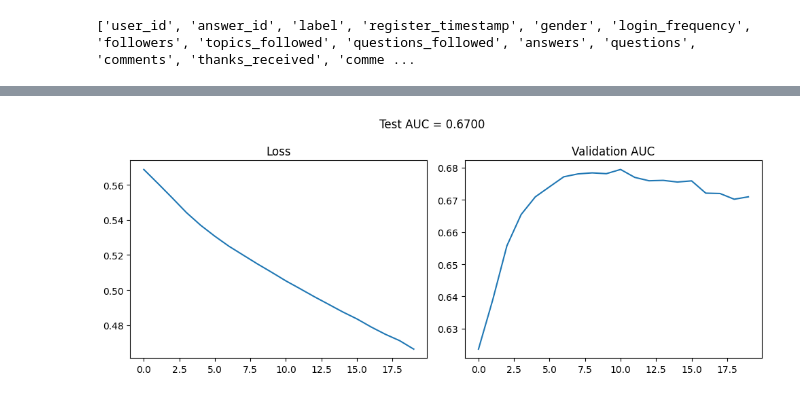
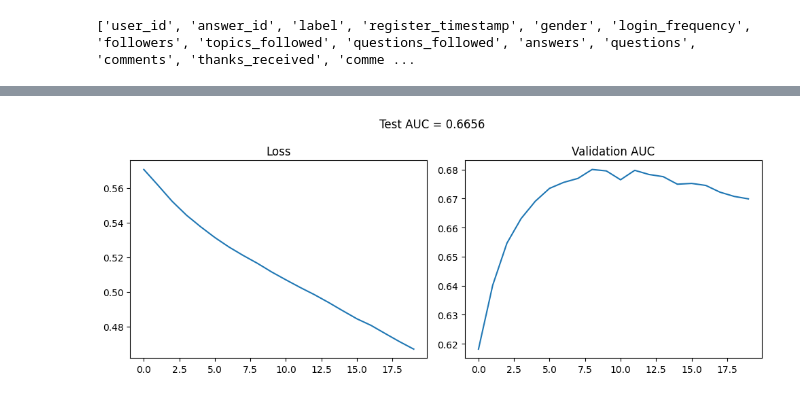
Before and after one commit to Junjunliu307/CSCI544, a Jupyter notebook: Project/main.ipynb, the cells around one changed output, grey strips where cells are left out. Cells and saved outputs as stored; diff of their text form; code cells hidden in the pictures.

```diff
--- a/Project/main.ipynb
+++ b/Project/main.ipynb
@@ -1,8 +1,20 @@
-# %%
-import pandas as pd
-print(pd.read_csv("./impression_1M_53.csv", nrows=1).columns.tolist())
-# %% [output]
-['user_id', 'answer_id', 'label', 'register_timestamp', 'gender', 'login_frequency', 'followers', 'topics_followed', 'questions_followed', 'answers', 'questions', 'comments', 'thanks_received', 'comme ...
+# %%
+import pandas as pd
+import numpy as np
+import torch
+import torch.nn as nn
+import torch.optim as optim
+from sklearn.model_selection import train_test_split
+from sklearn.preprocessing import LabelEncoder
+from sklearn.metrics import roc_auc_score
+from torch.utils.data import Dataset, DataLoader
+import matplotlib.pyplot as plt
+
+ads = pd.read_csv("impression_1M_53.csv")
+ads = ads.sample(frac=1.0, random_state=5).reset_index(drop=True)
+ads['user_answer_topic'] = ads.apply(compute_ratio, axis=1)
+# %% [output]
+['user_id', 'answer_id', 'label', 'register_timestamp', 'gender', 'login_frequency', 'followers', 'topics_followed', 'questions_followed', 'answers', 'questions', 'comments', 'thanks_received', 'comme ...
 # %%
 import torch
 import torch.nn as nn
@@ -153,7 +184,7 @@ class DINDeepFM(nn.Module):
         self.mlp = nn.Sequential(
             # nn.Linear(emb_dim * len(field_dims) + emb_dim + 1, 128),
             # nn.Linear(emb_dim * len(field_dims) + emb_dim + len(num_features) + emb_dim, 128),
-            nn.Linear((emb_dim * len(field_dims))+ len(num_features) + vec_dim*2+2*vec_dim, 1024),
+            nn.Linear((emb_dim * len(field_dims))+ len(num_features) + 2*vec_dim+vec_dim, 1024),
             SmeLU(), nn.Dropout(0.2),
             nn.Linear(1024, 512), SmeLU(), nn.Dropout(0.2), nn.Linear(512, 128),
             SmeLU(),nn.Linear(128, 1)
@@ -170,13 +201,14 @@ class DINDeepFM(nn.Module):
         # fm_out_2= self.fm(torch.stack([num_norm], dim=1))
         # fm_out_3= self.fm(torch.stack([answer_vec,user_vec], dim=1))
         # final = torch.cat([*embs, fm_out, x_num, answer_vec], dim=1)
-        final = torch.cat([*embs,num_norm,answer_vec,user_vec,answer_vec*user_vec,answer_vec-user_vec], dim=1)
+        final = torch.cat([*embs,num_norm,answer_vec,user_vec,answer_vec*user_vec], dim=1)
         return self.mlp(final).squeeze()
 
 device = torch.device("cuda" if torch.cuda.is_available() else "cpu")
 model = DINDeepFM(field_dims, cross_idx).to(device)
 criterion = nn.BCEWithLogitsLoss()
 optimizer = optim.Adam(model.parameters(), lr=LR)
+# scheduler = optim.lr_scheduler.ReduceLROnPlateau(optimizer, mode='min', factor=0.5, patience=3, verbose=True)
 
 losses, aucs = [], []
 for epoch in range(EPOCHS):
@@ -236 +268 @@ Epoch 20: Loss=0.4664, AUC=0.6710
-[figure, old version]
+[figure, new version]
```
Also changed, not shown: parts of 4 cells of this notebook.
